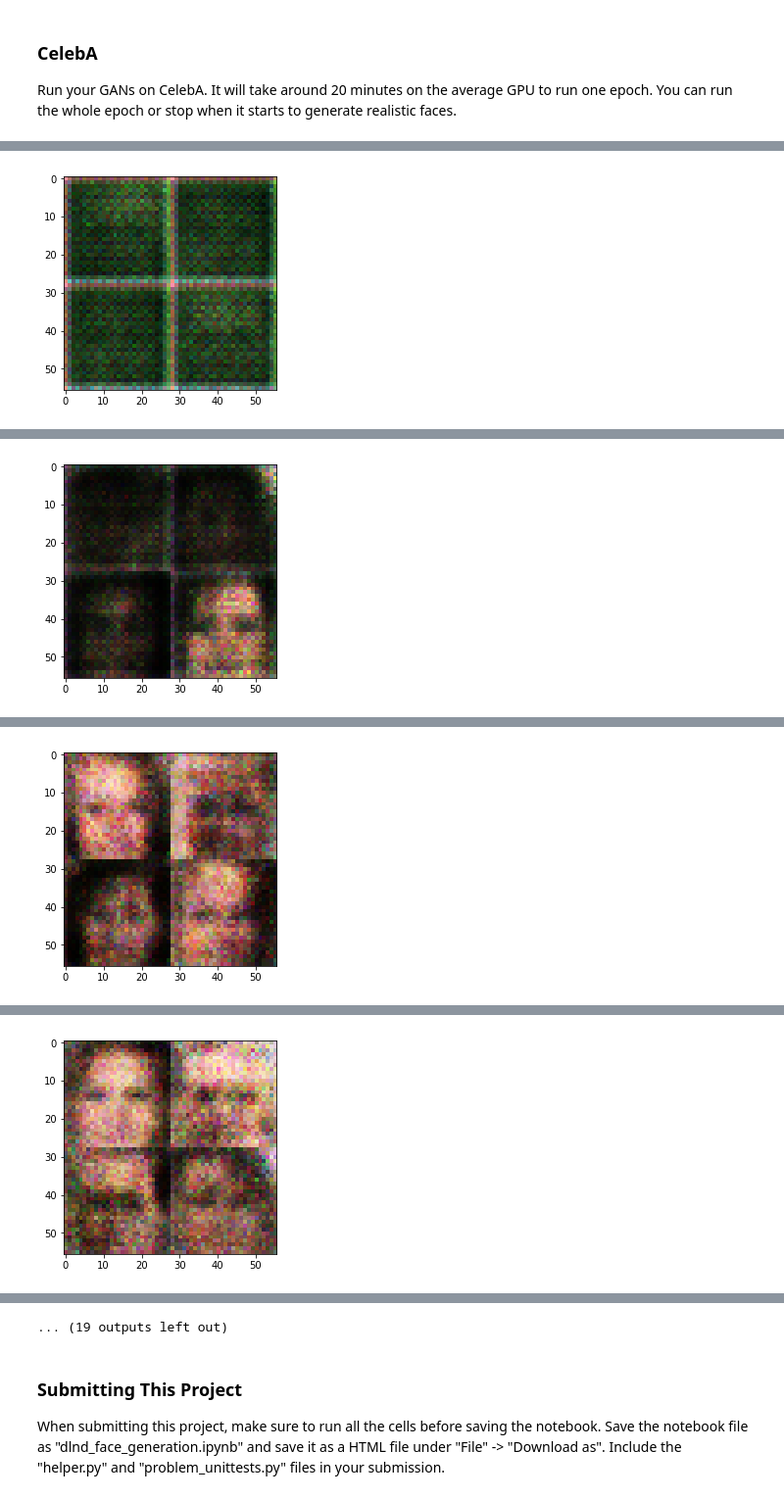
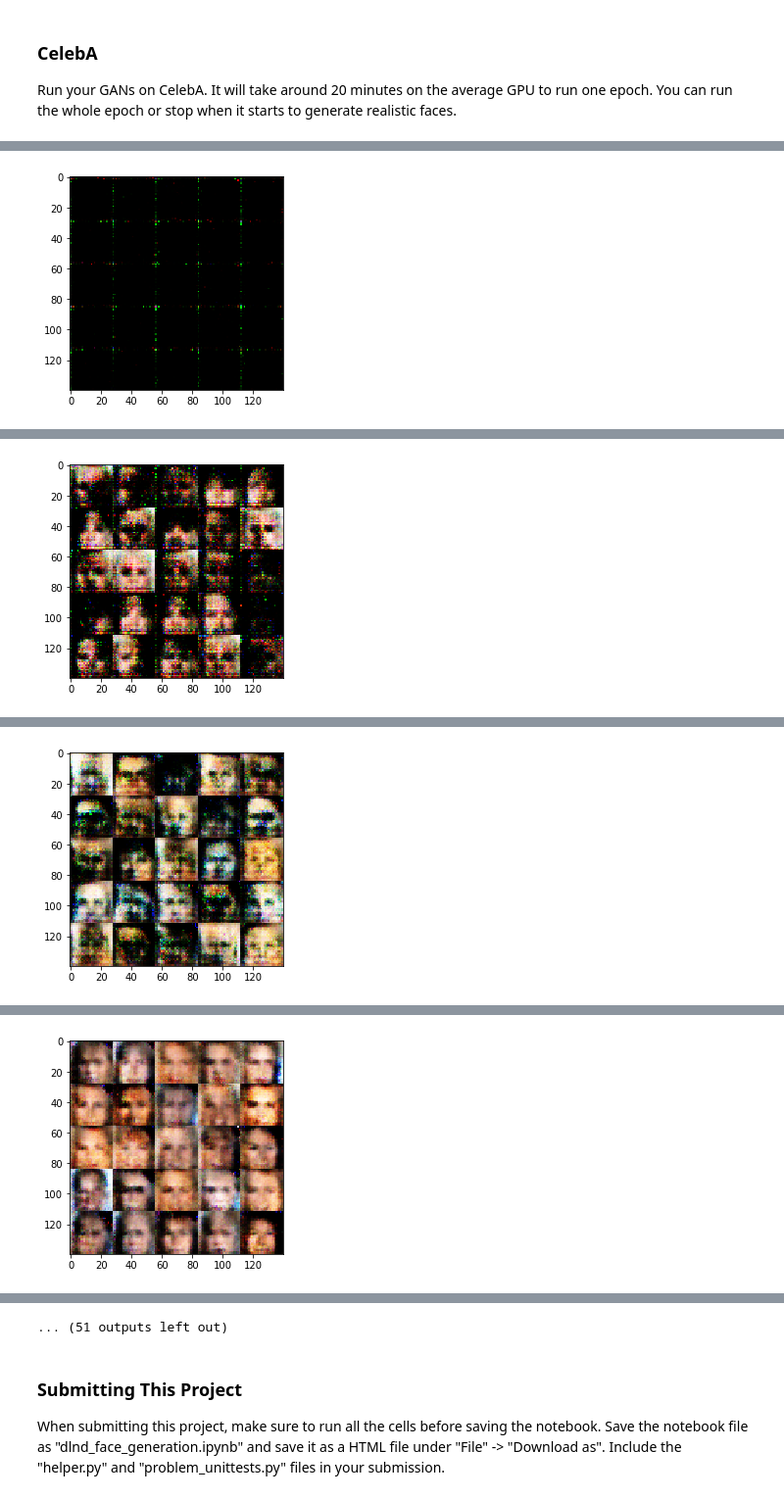
Before and after one commit to arthurcgusmao/dlnd_face_generation, a Jupyter notebook: dlnd_face_generation.ipynb, the cells around one changed output, grey strips where cells are left out. Shown at 98% size. Saved outputs shown, nothing was run; the diff lists cells and outputs as text; code cells hidden in the pictures.

```diff
--- a/dlnd_face_generation.ipynb
+++ b/dlnd_face_generation.ipynb
@@ -157,15 +157,19 @@ def discriminator(images, reuse=False, alpha=0.2):
             return tf.maximum(inp, inp*alpha)
 
     with tf.variable_scope('discriminator', reuse=reuse):
-        l1 = tf.layers.conv2d(images, depth1, 5, strides=2, padding='same')
+        l1 = tf.layers.conv2d(images, depth1, 5, strides=2, padding='same',
+                              kernel_initializer=tf.contrib.layers.xavier_initializer())
         l1 = leaky_relu(l1)
 
-        l2 = tf.layers.conv2d(l1, depth2, 5, strides=2, padding='same')
+        l2 = tf.layers.conv2d(l1, depth2, 5, strides=2, padding='same',
+                              kernel_initializer=tf.contrib.layers.xavier_initializer())
         l2 = tf.layers.batch_normalization(l2, training=True)
         l2 = leaky_relu(l2)
 
-        l3 = tf.layers.conv2d(l2, depth3, 5, strides=2, padding='same')
+        l3 = tf.layers.conv2d(l2, depth3, 5, strides=2, padding='same',
+                              kernel_initializer=tf.contrib.layers.xavier_initializer())
         l3 = tf.layers.batch_normalization(l3, training=True)
+        l3 = tf.nn.dropout(l3, 0.5)
         l3 = leaky_relu(l3)
 
         flatten = tf.reshape(l3, [-1, 4*4*depth3])
@@ -212,12 +216,18 @@ def generator(z, out_channel_dim, is_train=True, alpha=0.2):
         l2 = leaky_relu(l2)
         # 14 x 14
 
-        l3 = tf.layers.conv2d_transpose(l2, depth3, 5, strides=2, padding='same')
+        l3 = tf.layers.conv2d_transpose(l2, depth3, 5, strides=1, padding='same')
         l3 = tf.layers.batch_normalization(l3, training=is_train)
         l3 = leaky_relu(l3)
+        # 14 x 14
+
+        l4 = tf.layers.conv2d_transpose(l3, depth3, 5, strides=2, padding='same')
+        l4 = tf.layers.batch_normalization(l4, training=is_train)
+        l4 = tf.nn.dropout(l4, 0.5)
+        l4 = leaky_relu(l4)
         # 28 x 28
 
-        logits = tf.layers.conv2d_transpose(l3, out_channel_dim, 5, strides=1, padding='same')
+        logits = tf.layers.conv2d_transpose(l4, out_channel_dim, 5, strides=1, padding='same')
         output = tf.tanh(logits)
         # 28 x 28 x out_channel_dim
     return output
@@ -387,6 +397,8 @@ def train(epoch_count, batch_size, z_dim, learning_rate, beta1, get_batches, dat
                 feed = {real_input: batch_images, z: batch_z, lr: learning_rate}
                 sess.run(d_train_opt, feed_dict=feed)
                 sess.run(g_train_opt, feed_dict=feed)
+                sess.run(g_train_opt, feed_dict=feed)
+                # training the generator twice in comparison to the discriminator
 
                 # print information every _ steps
                 if step % print_every == 0:
@@ -400,12 +412,7 @@ def train(epoch_count, batch_size, z_dim, learning_rate, beta1, get_batches, dat
 
                 # show generated image samples every _ steps
                 if step % show_every == 0:
-#                     gen_samples = sess.run(generator(z, data_shape[3], is_train=False), feed_dict=feed)
-#                     samples.append(gen_samples)
-#                     pyplot.imshow(helper.images_square_grid(gen_samples, data_image_mode)) # cmap='gray')
-                    show_generator_output(sess, 4, z, data_shape[3], data_image_mode)
-
-#         saver.save(sess, './checkpoints/generator.ckpt')
+                    show_generator_output(sess, 25, z, data_shape[3], data_image_mode)
 # %% [markdown]
 ### MNIST
 Test your GANs architecture on MNIST.  After 2 epochs, the GANs should be able to generate images that look like handwritten digits.  Make sure the loss of the generator is lower than the loss of the discriminator or close to 0.
@@ -429,9 +504,9 @@ with tf.Graph().as_default():
 ### CelebA
 Run your GANs on CelebA.  It will take around 20 minutes on the average GPU to run one epoch.  You can run the whole epoch or stop when it starts to generate realistic faces.
 # %%
-batch_size = 128
-z_dim = 100
-learning_rate = 0.0001
+batch_size = 64
+z_dim = 128
+learning_rate = 0.0002
 beta1 = 0.5
 
 
@@ -458 +533 @@ Epoch 1/1... Discriminator Loss: 1.6974... Generator Loss: 0.6404
-[figure, old version]
+[figure, new version]
@@ -469 +544 @@ Epoch 1/1... Discriminator Loss: 1.7366... Generator Loss: 0.6247
-[figure, old version]
+[figure, new version]
@@ -480 +555 @@ Epoch 1/1... Discriminator Loss: 1.5642... Generator Loss: 0.6998
-[figure, old version]
+[figure, new version]
@@ -491 +566 @@ Epoch 1/1... Discriminator Loss: 1.5013... Generator Loss: 0.7402
-[figure, old version]
+[figure, new version]
@@ -514,4 +589,4 @@ Epoch 1/1... Discriminator Loss: 1.4779... Generator Loss: 0.7644
-... (19 outputs left out)
+... (51 outputs left out)
 # %% [markdown]
 ### Submitting This Project
 When submitting this project, make sure to run all the cells before saving the notebook. Save the notebook file as "dlnd_face_generation.ipynb" and save it as a HTML file under "File" -> "Download as". Include the "helper.py" and "problem_unittests.py" files in your submission.
```
Also changed, not shown: parts of 2 cells of this notebook, 2 other files.
